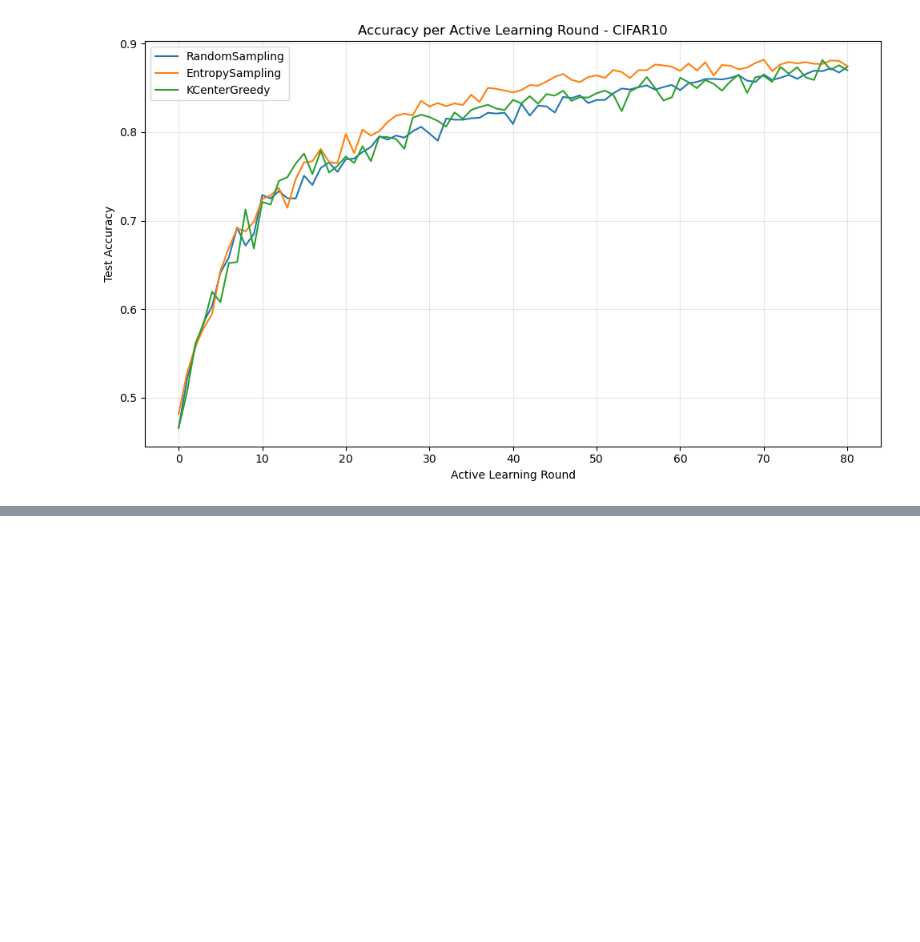
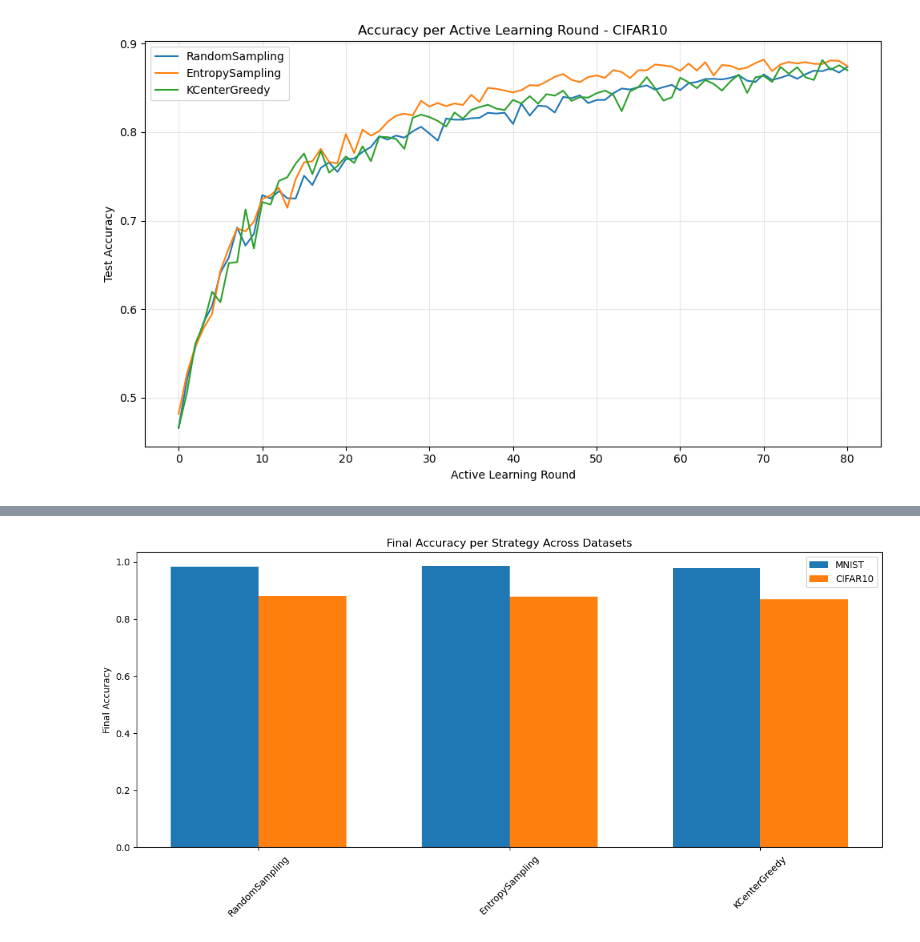
Before and after one commit to MaxBomer/human-centered-ml, a Jupyter notebook: plots.ipynb, the cells around one changed output, grey strips where cells are left out. Drawn from its saved outputs; the diff is of its cells as text; code cells hidden in the pictures; blank space fills up the shorter version.

```diff
--- a/plots.ipynb
+++ b/plots.ipynb
@@ -237,0 +277,36 @@ plot_accuracy_curves("CIFAR10", results)
+# %%
+def plot_final_accuracies(results, dataset_names):
+
+    strategies = list(results[dataset_names[0]].keys())
+    num_strategies = len(strategies)
+    num_datasets = len(dataset_names)
+
+    x = np.arange(num_strategies)
+    width = 0.35
+
+    fig, ax = plt.subplots(figsize=(12,6))
+
+    for i, dataset in enumerate(dataset_names):
+        final_accuracies = []
+
+        for strategy in strategies:
+            final_accuracies.append(results[dataset][strategy]['accuracies'][0][-1])
+
+
+        offset = (i - (num_datasets - 1)/2) * width
+        ax.bar(x + offset, final_accuracies, width, label=dataset)
+
+
+    ax.set_xticks(x)
+    ax.set_xticklabels(strategies, rotation = 45)
+    ax.set_ylabel('Final Accuracy')
+    ax.set_title('Final Accuracy per Strategy Across Datasets')
+    ax.legend()
+
+    plt.tight_layout()
+    plt.show()
+# %%
+dataset_names = list(results.keys())
+plot_final_accuracies(results, dataset_names)
+# %% [output]
+[figure, added]
```
Also changed, not shown: parts of 3 cells of this notebook.
